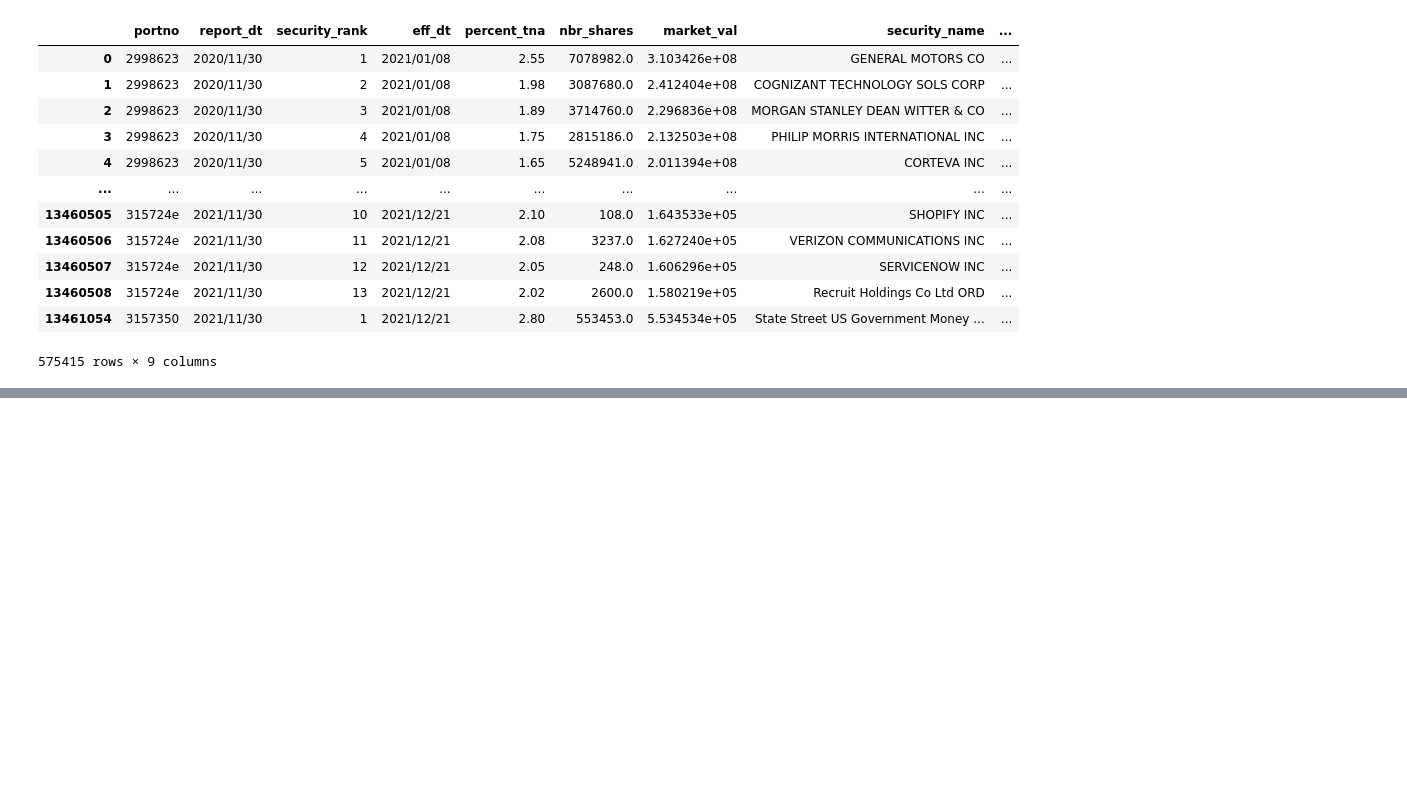
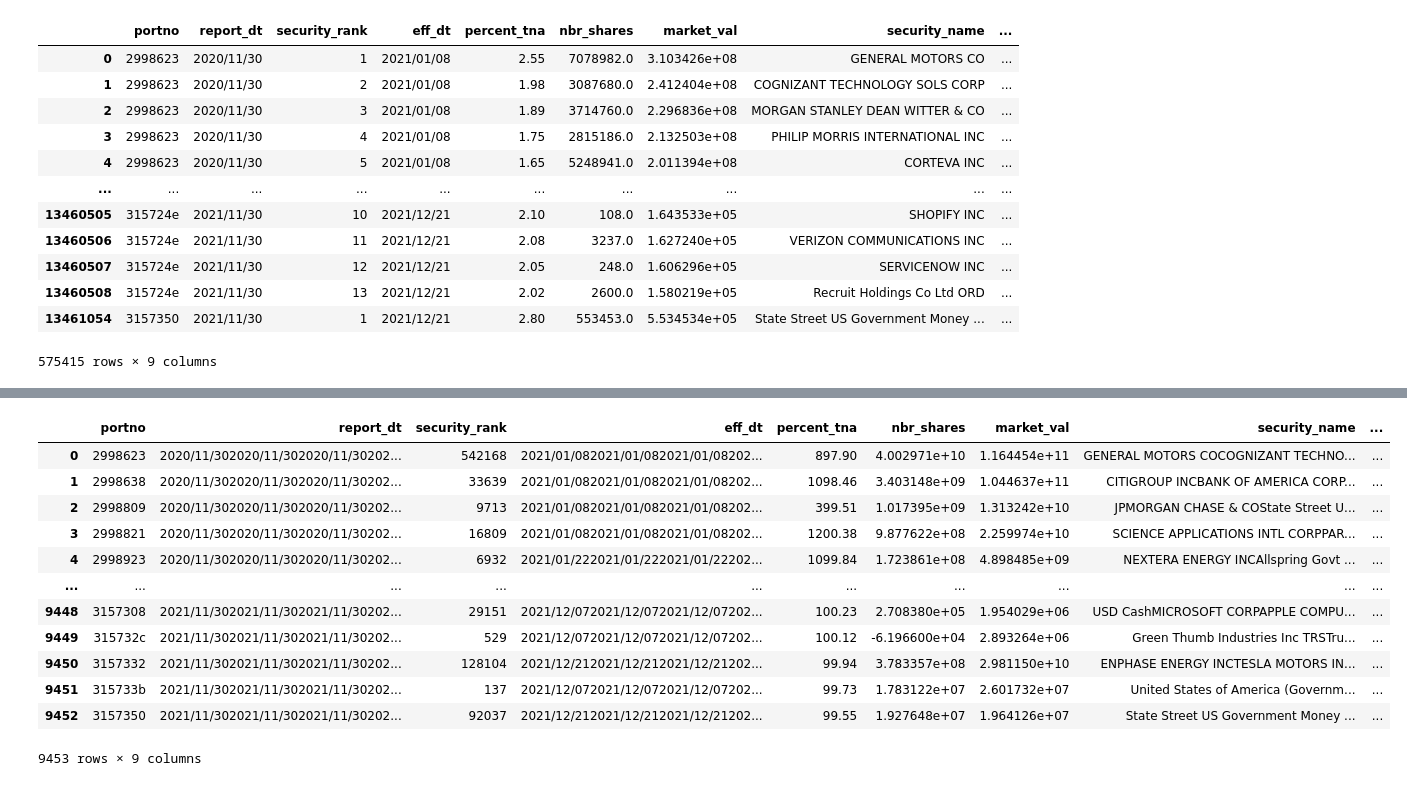
Before and after one commit to uuboyscy/tkr101, a Jupyter notebook: datapipeline/03_read_big_file.ipynb, the cells around one changed output, grey strips where cells are left out. Drawn from its saved outputs; the diff is of its cells as text; code cells hidden in the pictures; blank space fills up the shorter version.

```diff
--- a/datapipeline/03_read_big_file.ipynb
+++ b/datapipeline/03_read_big_file.ipynb
@@ -254,0 +335,23 @@ df[
+# %%
+"""
+select
+    portno,
+    sum()
+from df
+group by portno;
+"""
+df.groupby("portno", as_index=False).sum()
+# %% [output]
+|  | portno | report_dt | security_rank | eff_dt | percent_tna | nbr_shares | market_val | security_name | ... |
+| 0 | 2998623 | 2020/11/302020/11/302020/11/30202... | 542168 | 2021/01/082021/01/082021/01/08202... | 897.90 | 4.002971e+10 | 1.164454e+11 | GENERAL MOTORS COCOGNIZANT TECHNO... | ... |
+| 1 | 2998638 | 2020/11/302020/11/302020/11/30202... | 33639 | 2021/01/082021/01/082021/01/08202... | 1098.46 | 3.403148e+09 | 1.044637e+11 | CITIGROUP INCBANK OF AMERICA CORP... | ... |
+| 2 | 2998809 | 2020/11/302020/11/302020/11/30202... | 9713 | 2021/01/082021/01/082021/01/08202... | 399.51 | 1.017395e+09 | 1.313242e+10 | JPMORGAN CHASE & COState Street U... | ... |
+| 3 | 2998821 | 2020/11/302020/11/302020/11/30202... | 16809 | 2021/01/082021/01/082021/01/08202... | 1200.38 | 9.877622e+08 | 2.259974e+10 | SCIENCE APPLICATIONS INTL CORPPAR... | ... |
+| 4 | 2998923 | 2020/11/302020/11/302020/11/30202... | 6932 | 2021/01/222021/01/222021/01/22202... | 1099.84 | 1.723861e+08 | 4.898485e+09 | NEXTERA ENERGY INCAllspring Govt ... | ... |
+| ... | ... | ... | ... | ... | ... | ... | ... | ... | ... |
+| 9448 | 3157308 | 2021/11/302021/11/302021/11/30202... | 29151 | 2021/12/072021/12/072021/12/07202... | 100.23 | 2.708380e+05 | 1.954029e+06 | USD CashMICROSOFT CORPAPPLE COMPU... | ... |
+| 9449 | 315732c | 2021/11/302021/11/302021/11/30202... | 529 | 2021/12/072021/12/072021/12/07202... | 100.12 | -6.196600e+04 | 2.893264e+06 | Green Thumb Industries Inc TRSTru... | ... |
+| 9450 | 3157332 | 2021/11/302021/11/302021/11/30202... | 128104 | 2021/12/212021/12/212021/12/21202... | 99.94 | 3.783357e+08 | 2.981150e+10 | ENPHASE ENERGY INCTESLA MOTORS IN... | ... |
+| 9451 | 315733b | 2021/11/302021/11/302021/11/30202... | 137 | 2021/12/072021/12/072021/12/07202... | 99.73 | 1.783122e+07 | 2.601732e+07 | United States of America (Governm... | ... |
+| 9452 | 3157350 | 2021/11/302021/11/302021/11/30202... | 92037 | 2021/12/212021/12/212021/12/21202... | 99.55 | 1.927648e+07 | 1.964126e+07 | State Street US Government Money ... | ... |
+9453 rows × 9 columns
```
Also changed, not shown: parts of 11 cells of this notebook.
